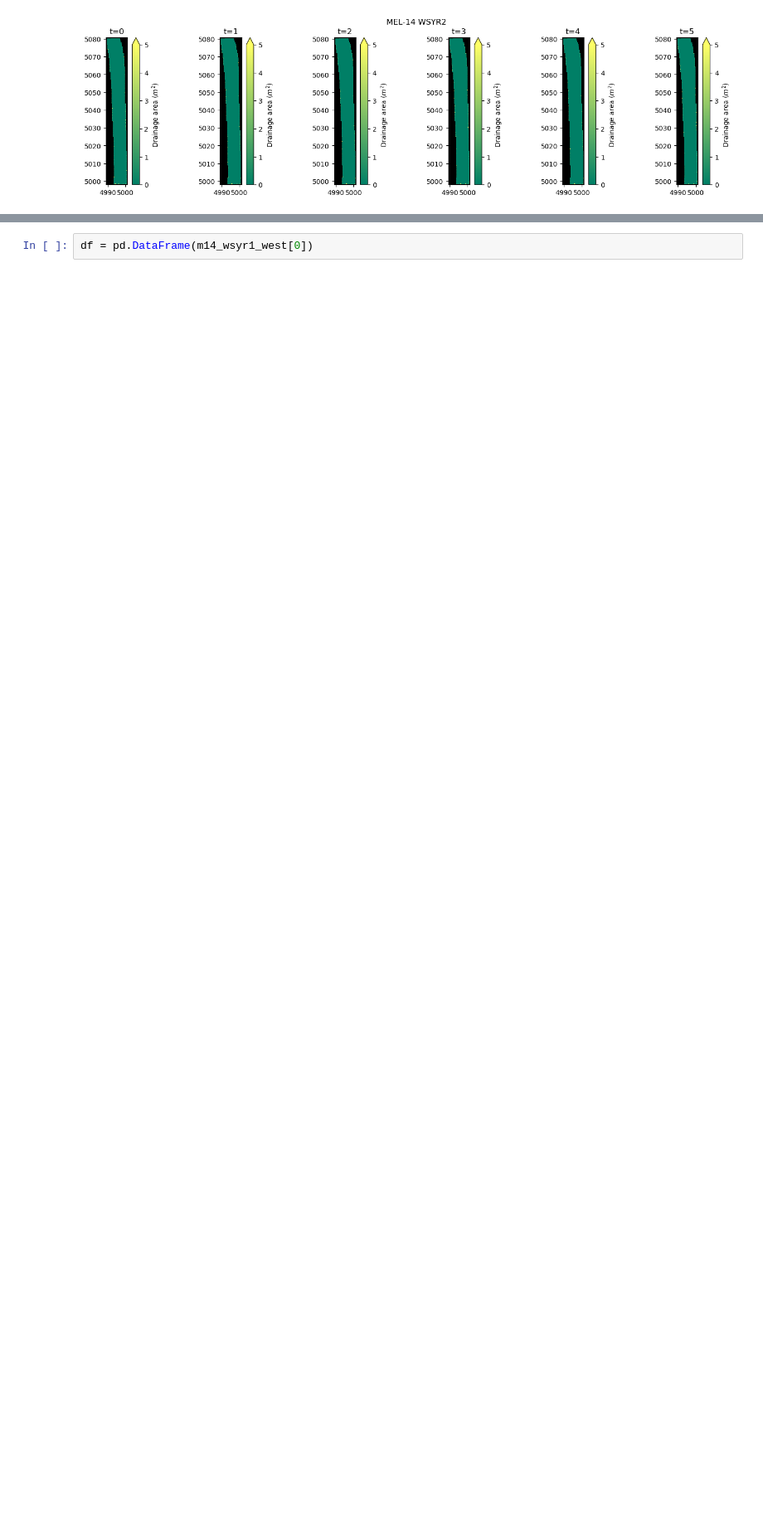
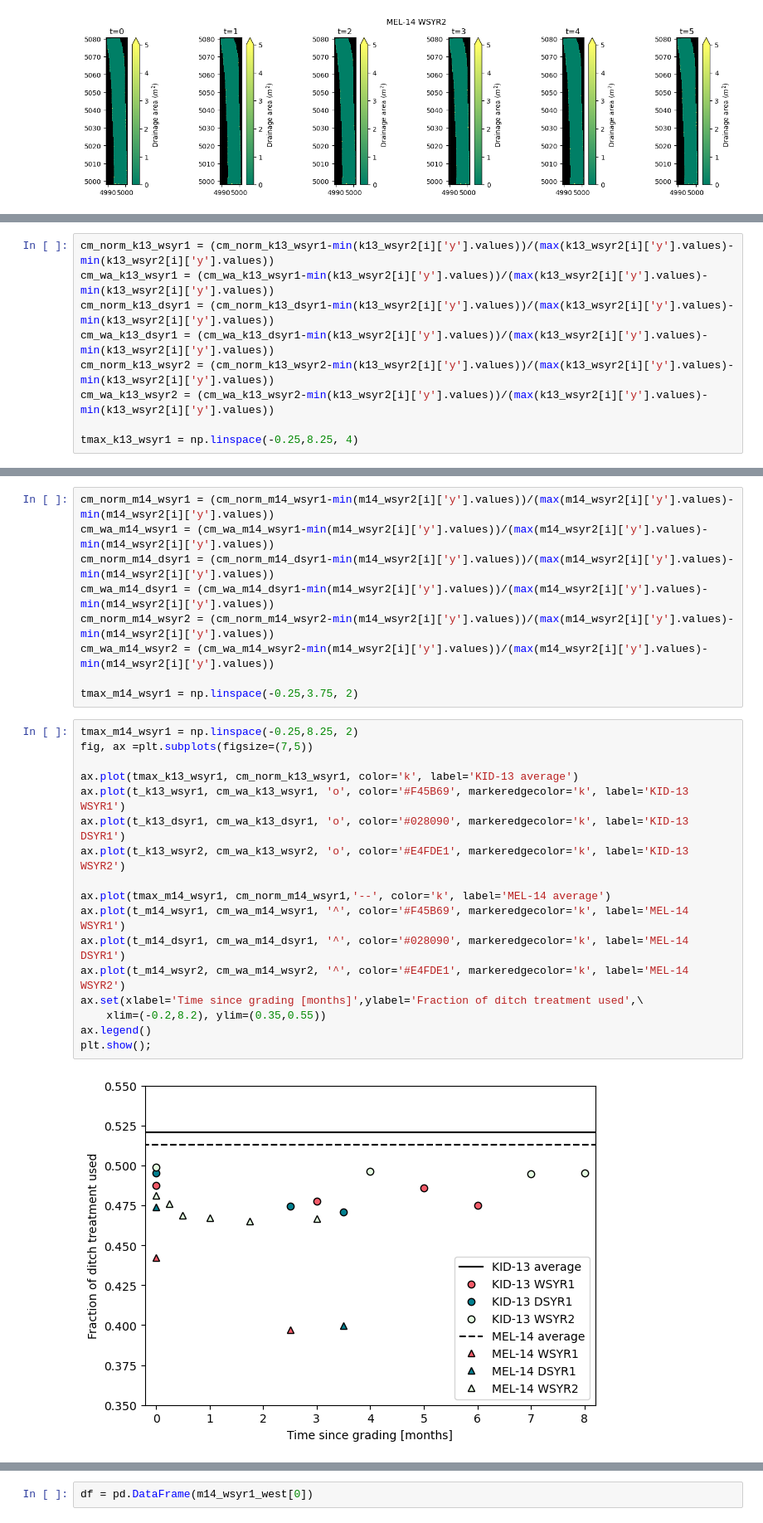
Before and after one commit to amanaster2/micro_diff, a Jupyter notebook: notebooks/flow_pathway_analysis.ipynb, the cells around one changed output, grey strips where cells are left out. Shown at 83% size. Saved outputs shown, nothing was run; the diff lists cells and outputs as text; blank space fills up the shorter version.

Commit message:
Created new plots to show fraction of ditch treatment used vs. time

```diff
--- a/notebooks/flow_pathway_analysis.ipynb
+++ b/notebooks/flow_pathway_analysis.ipynb
@@ -406,0 +432,9 @@ for i in range(len(m14_wsyr2_dem_files)):
+# %%
+cm_norm_k13_wsyr1 = (cm_norm_k13_wsyr1-min(k13_wsyr2[i]['y'].values))/(max(k13_wsyr2[i]['y'].values)-min(k13_wsyr2[i]['y'].values))
+cm_wa_k13_wsyr1 = (cm_wa_k13_wsyr1-min(k13_wsyr2[i]['y'].values))/(max(k13_wsyr2[i]['y'].values)-min(k13_wsyr2[i]['y'].values))
+cm_norm_k13_dsyr1 = (cm_norm_k13_dsyr1-min(k13_wsyr2[i]['y'].values))/(max(k13_wsyr2[i]['y'].values)-min(k13_wsyr2[i]['y'].values))
+cm_wa_k13_dsyr1 = (cm_wa_k13_dsyr1-min(k13_wsyr2[i]['y'].values))/(max(k13_wsyr2[i]['y'].values)-min(k13_wsyr2[i]['y'].values))
+cm_norm_k13_wsyr2 = (cm_norm_k13_wsyr2-min(k13_wsyr2[i]['y'].values))/(max(k13_wsyr2[i]['y'].values)-min(k13_wsyr2[i]['y'].values))
+cm_wa_k13_wsyr2 = (cm_wa_k13_wsyr2-min(k13_wsyr2[i]['y'].values))/(max(k13_wsyr2[i]['y'].values)-min(k13_wsyr2[i]['y'].values))
+
+tmax_k13_wsyr1 = np.linspace(-0.25,8.25, 4)
@@ -406,0 +462,28 @@ for i in range(len(m14_wsyr2_dem_files)):
+# %%
+cm_norm_m14_wsyr1 = (cm_norm_m14_wsyr1-min(m14_wsyr2[i]['y'].values))/(max(m14_wsyr2[i]['y'].values)-min(m14_wsyr2[i]['y'].values))
+cm_wa_m14_wsyr1 = (cm_wa_m14_wsyr1-min(m14_wsyr2[i]['y'].values))/(max(m14_wsyr2[i]['y'].values)-min(m14_wsyr2[i]['y'].values))
+cm_norm_m14_dsyr1 = (cm_norm_m14_dsyr1-min(m14_wsyr2[i]['y'].values))/(max(m14_wsyr2[i]['y'].values)-min(m14_wsyr2[i]['y'].values))
+cm_wa_m14_dsyr1 = (cm_wa_m14_dsyr1-min(m14_wsyr2[i]['y'].values))/(max(m14_wsyr2[i]['y'].values)-min(m14_wsyr2[i]['y'].values))
+cm_norm_m14_wsyr2 = (cm_norm_m14_wsyr2-min(m14_wsyr2[i]['y'].values))/(max(m14_wsyr2[i]['y'].values)-min(m14_wsyr2[i]['y'].values))
+cm_wa_m14_wsyr2 = (cm_wa_m14_wsyr2-min(m14_wsyr2[i]['y'].values))/(max(m14_wsyr2[i]['y'].values)-min(m14_wsyr2[i]['y'].values))
+
+tmax_m14_wsyr1 = np.linspace(-0.25,3.75, 2)
+# %%
+tmax_m14_wsyr1 = np.linspace(-0.25,8.25, 2)
+fig, ax =plt.subplots(figsize=(7,5))
+
+ax.plot(tmax_k13_wsyr1, cm_norm_k13_wsyr1, color='k', label='KID-13 average')
+ax.plot(t_k13_wsyr1, cm_wa_k13_wsyr1, 'o', color='#F45B69', markeredgecolor='k', label='KID-13 WSYR1')
+ax.plot(t_k13_dsyr1, cm_wa_k13_dsyr1, 'o', color='#028090', markeredgecolor='k', label='KID-13 DSYR1')
+ax.plot(t_k13_wsyr2, cm_wa_k13_wsyr2, 'o', color='#E4FDE1', markeredgecolor='k', label='KID-13 WSYR2')
+
+ax.plot(tmax_m14_wsyr1, cm_norm_m14_wsyr1,'--', color='k', label='MEL-14 average')
+ax.plot(t_m14_wsyr1, cm_wa_m14_wsyr1, '^', color='#F45B69', markeredgecolor='k', label='MEL-14 WSYR1')
+ax.plot(t_m14_dsyr1, cm_wa_m14_dsyr1, '^', color='#028090', markeredgecolor='k', label='MEL-14 DSYR1')
+ax.plot(t_m14_wsyr2, cm_wa_m14_wsyr2, '^', color='#E4FDE1', markeredgecolor='k', label='MEL-14 WSYR2')
+ax.set(xlabel='Time since grading [months]',ylabel='Fraction of ditch treatment used',\
+    xlim=(-0.2,8.2), ylim=(0.35,0.55))
+ax.legend()
+plt.show();
+# %% [output]
+[figure, added]
```
Also changed, not shown: parts of 10 cells of this notebook.
